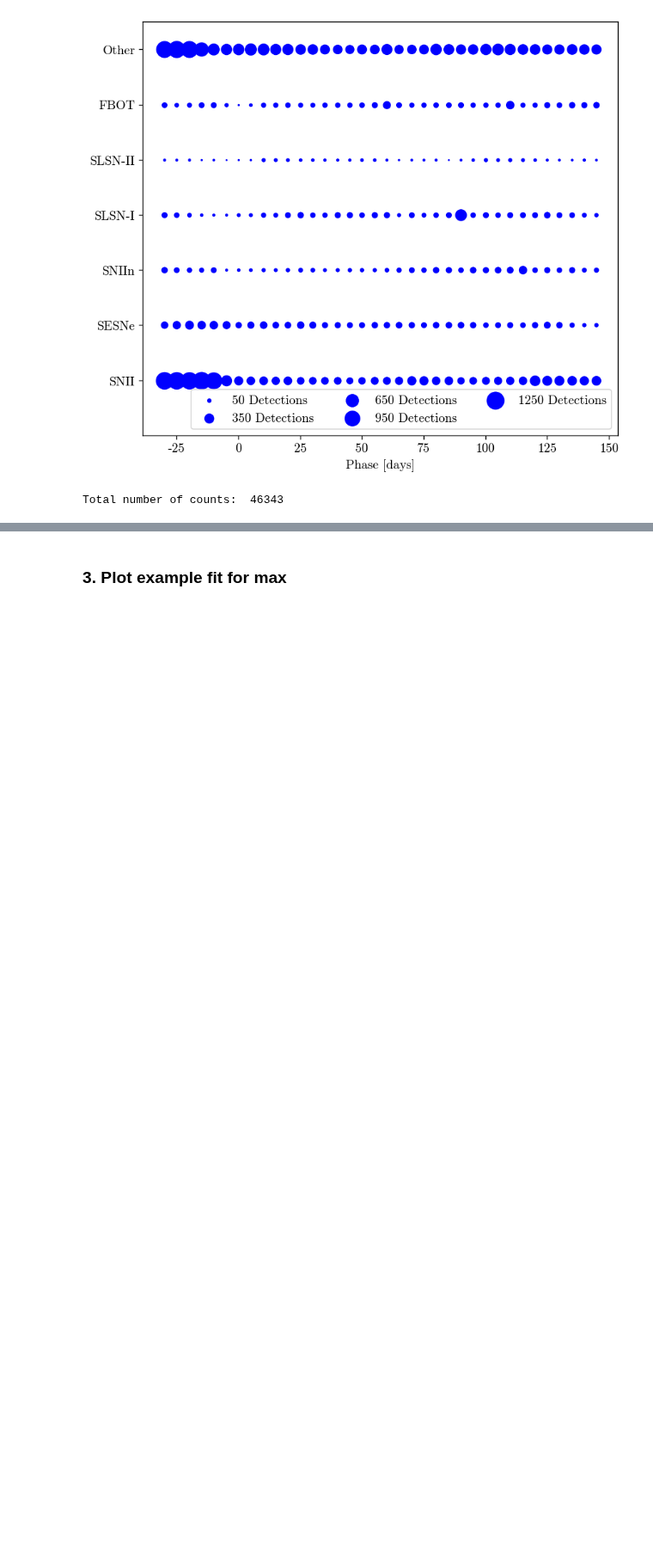
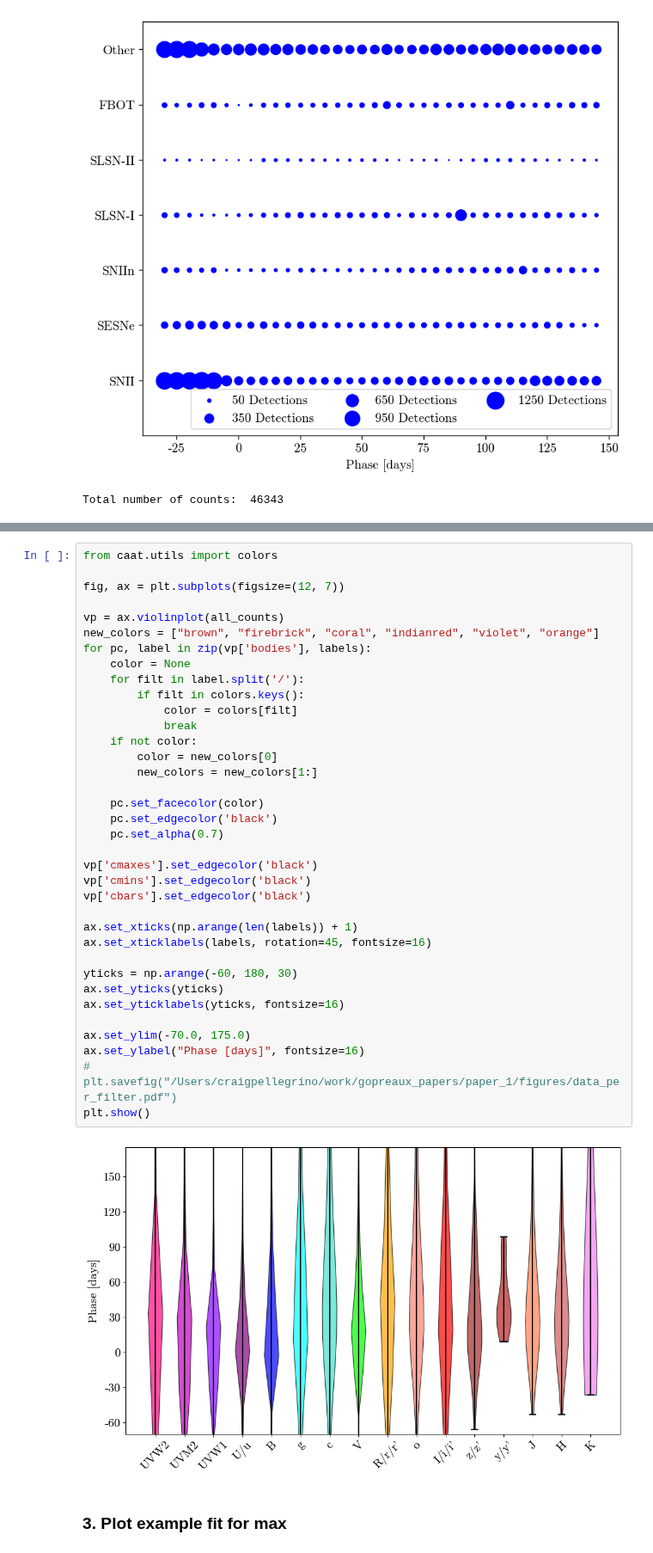
Before and after one commit to crpellegrino/gopreaux, a Jupyter notebook: examples/paper/make_plots.ipynb, the cells around one changed output, grey strips where cells are left out. Shown at 86% size. Cells and saved outputs as stored; diff of their text form; blank space fills up the shorter version.

```diff
--- a/examples/paper/make_plots.ipynb
+++ b/examples/paper/make_plots.ipynb
@@ -158,3 +230,41 @@ Total number of counts:  46343
+# %%
+from caat.utils import colors
+
+fig, ax = plt.subplots(figsize=(12, 7))
+
+vp = ax.violinplot(all_counts)
+new_colors = ["brown", "firebrick", "coral", "indianred", "violet", "orange"]
+for pc, label in zip(vp['bodies'], labels):
+    color = None
+    for filt in label.split('/'):
+        if filt in colors.keys():
+            color = colors[filt]
+            break
+    if not color:
+        color = new_colors[0]
+        new_colors = new_colors[1:]
+
+    pc.set_facecolor(color)
+    pc.set_edgecolor('black')
+    pc.set_alpha(0.7)
+
+vp['cmaxes'].set_edgecolor('black')
+vp['cmins'].set_edgecolor('black')
+vp['cbars'].set_edgecolor('black')
+
+ax.set_xticks(np.arange(len(labels)) + 1)
+ax.set_xticklabels(labels, rotation=45, fontsize=16)
+
+yticks = np.arange(-60, 180, 30)
+ax.set_yticks(yticks)
+ax.set_yticklabels(yticks, fontsize=16)
+
+ax.set_ylim(-70.0, 175.0)
+ax.set_ylabel("Phase [days]", fontsize=16)
+# plt.savefig("/Users/craigpellegrino/work/gopreaux_papers/paper_1/figures/data_per_filter.pdf")
+plt.show()
+# %% [output]
+[figure, added]
 # %% [markdown]
 ### 3. Plot example fit for max
 # %%
```
Also changed, not shown: parts of 4 cells of this notebook, 2 other files.
